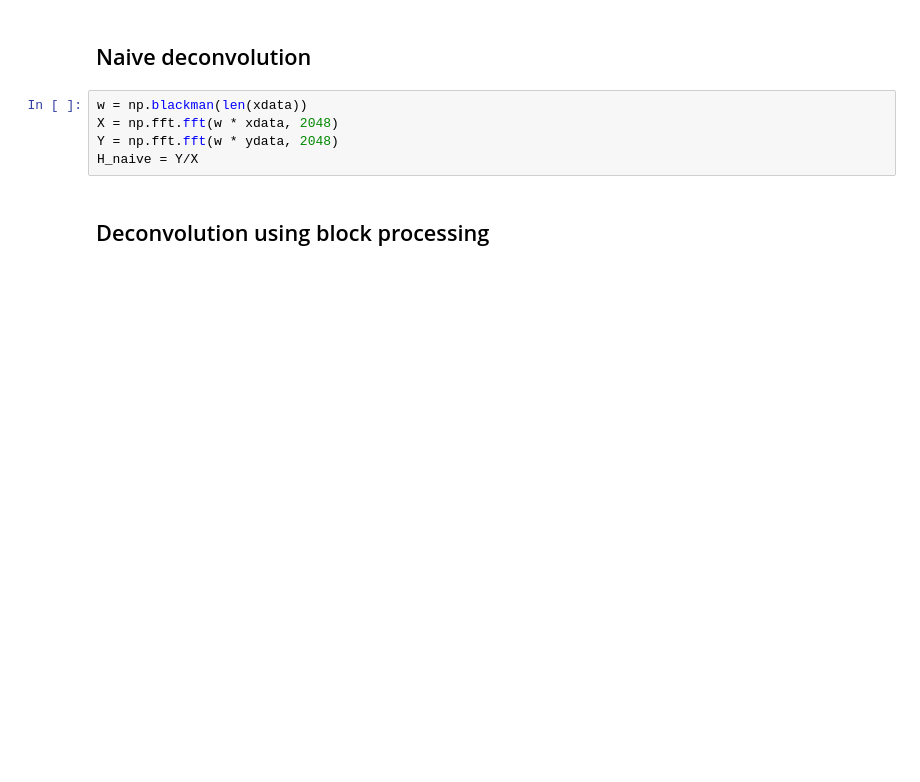
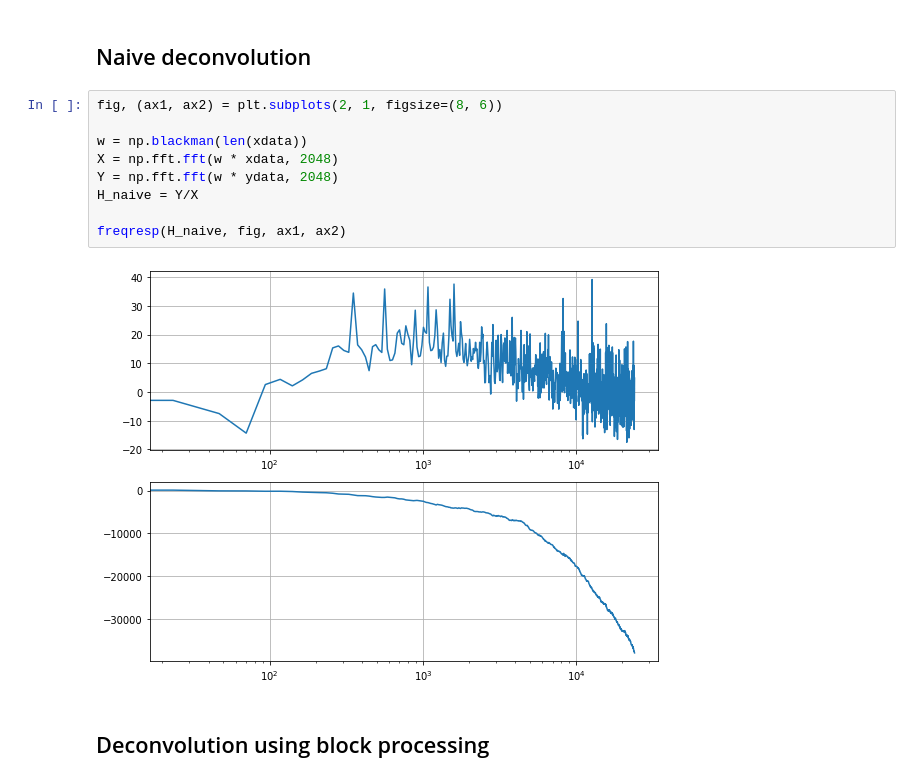
Before and after one commit to soerenbnoergaard/transfer_function_estimator, a Jupyter notebook: notebook/block_processing.ipynb, the cells around one changed output. Saved outputs shown, nothing was run; the diff lists cells and outputs as text; blank space fills up the shorter version.

```diff
--- a/notebook/block_processing.ipynb
+++ b/notebook/block_processing.ipynb
@@ -21,10 +39,16 @@ ydata, xdata = data.T
 # %% [markdown]
 ## Naive deconvolution
 # %%
+fig, (ax1, ax2) = plt.subplots(2, 1, figsize=(8, 6))
+
 w = np.blackman(len(xdata))
 X = np.fft.fft(w * xdata, 2048)
 Y = np.fft.fft(w * ydata, 2048)
 H_naive = Y/X
+
+freqresp(H_naive, fig, ax1, ax2)
+# %% [output]
+[figure, added]
 # %% [markdown]
 ## Deconvolution using block processing
 # %%
```
Also changed, not shown: parts of 9 cells of this notebook, 2 other files.
